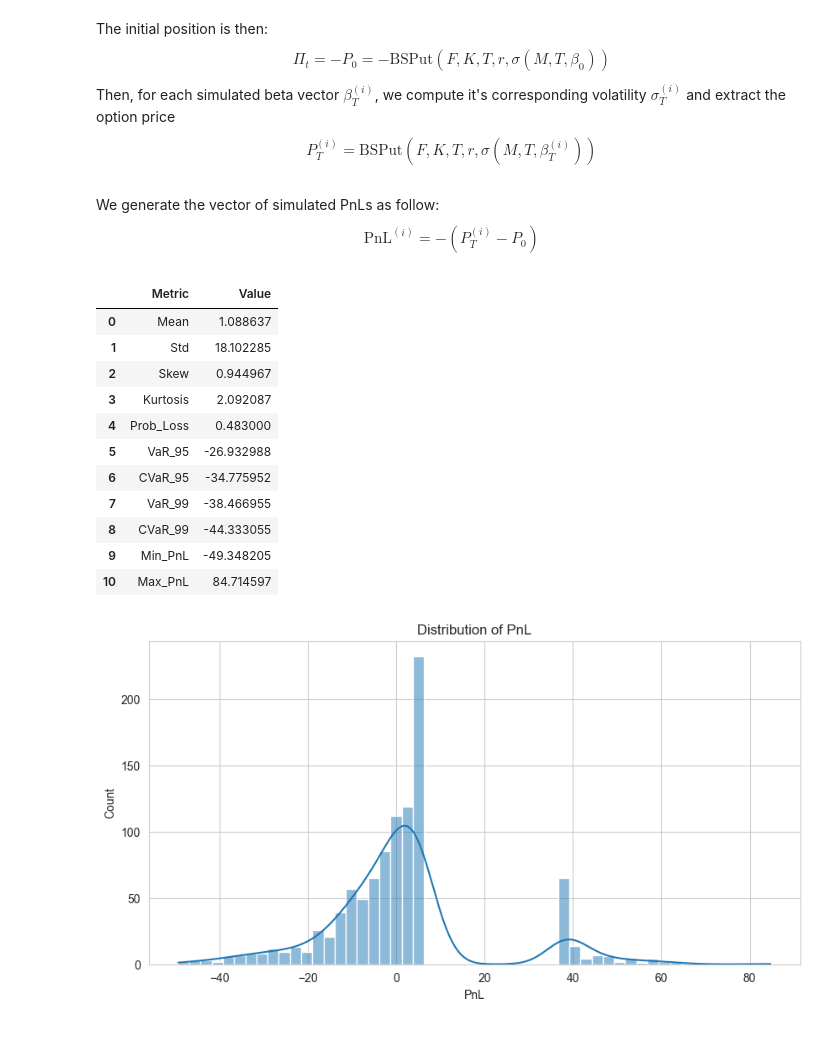
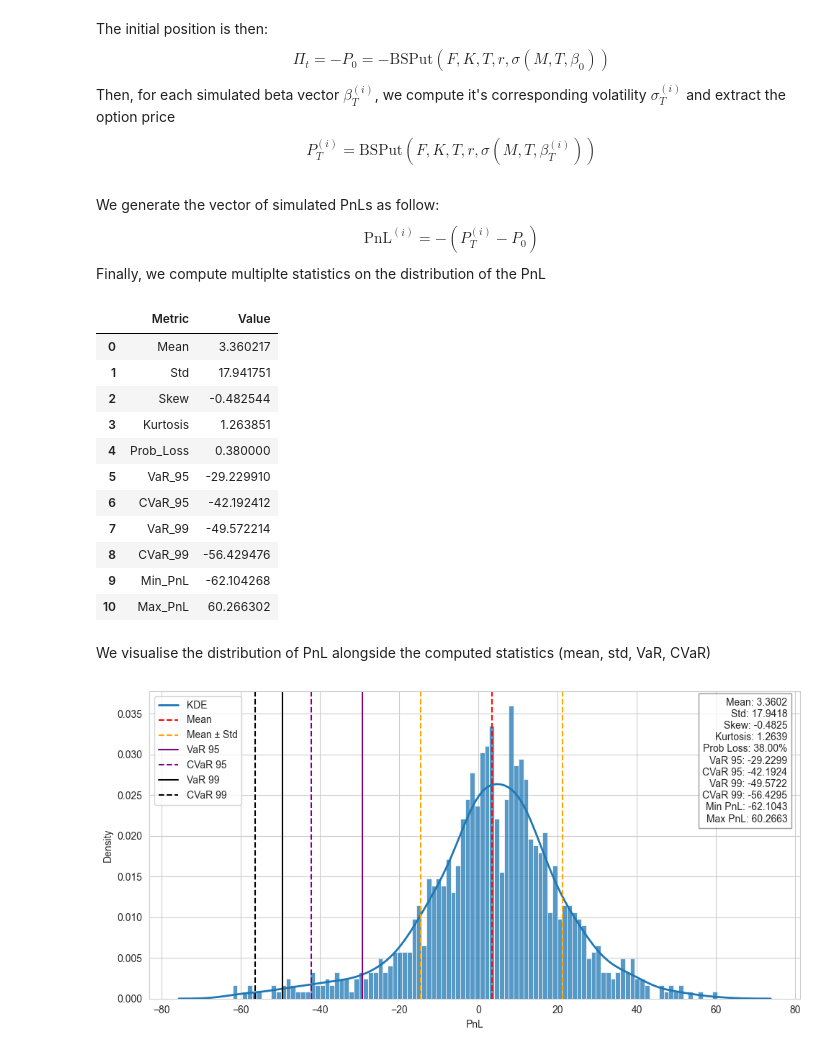
Before and after one commit to romainmrad/VolSurface_Simulation, a Jupyter notebook: notebooks/03_BetaSimulation.ipynb, the cells around one changed output. Saved outputs shown, nothing was run; the diff lists cells and outputs as text; code cells hidden in the pictures.

```diff
--- a/notebooks/03_BetaSimulation.ipynb
+++ b/notebooks/03_BetaSimulation.ipynb
@@ -213,12 +205,12 @@ We put ourselves in the shoes of a market-maker that is short one vanilla put on
 
 First, choose one of the available options from the last day in our dataset and we compute it's Black&Scholes price using volatility generated by our surface model $\sigma(M, T, \beta)$
 # %%
-option = df_day0.loc[df_day0["cp_flag"] == 'P'].iloc[0]
+option = df_day0.loc[df_day0["cp_flag"] == 'P'].loc[df_day0["YTM"] > N_STEPS / 365].loc[df_day0["YTM"] < 0.5].iloc[-1]
 F0 = option["F"]
 T0 = option["YTM"]
 K0 = option["strike_price"]
 M0 = option["M"]
-r0 = option["rf_decimal"]
+r0 = option["rf_decimal"] * 365
 sigma0 = sigma_model(M0, T0, beta0)
 P0 = BS_PUT(F0, K0, T0, r0, sigma0)
 POSITION = -P0
@@ -236,15 +228,22 @@ $$
 P_T^{(i)}=\text{BSPut}\left(F, K, T, r, \sigma\left(M, T, \beta_T^{(i)}\right)\right)
 $$
 # %%
-simulated_option_prices = np.zeros(N_PATHS)
+simulated_option_prices = []
+simulated_vols = []
 for i in range(N_PATHS):
     beta_T = sim[i][-1]
-    simulated_option_prices[i] = BS_PUT(F0, K0, T0, r0, sigma_model(M0, T0, beta_T))
+    vol = sigma_model(M0, T0 - N_STEPS / 365, beta_T)
+    if vol <= 0:
+        continue
+    simulated_vols.append(vol)
+    price = BS_PUT(F0, K0, T0 - N_STEPS / 365, r0, vol)
+    simulated_option_prices.append(price)
 # %% [markdown]
 We generate the vector of simulated PnLs as follow:
 $$
 \text{PnL}^{(i)}=-\left(P_T^{(i)}-P_0\right)
 $$
+Finally, we compute multiplte statistics on the distribution of the PnL
 # %%
 PnL = - (simulated_option_prices - P0)
 # Basic distribution stats
@@ -283,23 +282,56 @@ stats = pd.DataFrame({
 stats
 # %% [output]
 |  | Metric | Value |
-| 0 | Mean | 1.088637 |
-| 1 | Std | 18.102285 |
-| 2 | Skew | 0.944967 |
-| 3 | Kurtosis | 2.092087 |
-| 4 | Prob_Loss | 0.483000 |
-| 5 | VaR_95 | -26.932988 |
-| 6 | CVaR_95 | -34.775952 |
-| 7 | VaR_99 | -38.466955 |
-| 8 | CVaR_99 | -44.333055 |
-| 9 | Min_PnL | -49.348205 |
-| 10 | Max_PnL | 84.714597 |
+| 0 | Mean | 3.360217 |
+| 1 | Std | 17.941751 |
+| 2 | Skew | -0.482544 |
+| 3 | Kurtosis | 1.263851 |
+| 4 | Prob_Loss | 0.380000 |
+| 5 | VaR_95 | -29.229910 |
+| 6 | CVaR_95 | -42.192412 |
+| 7 | VaR_99 | -49.572214 |
+| 8 | CVaR_99 | -56.429476 |
+| 9 | Min_PnL | -62.104268 |
+| 10 | Max_PnL | 60.266302 |
+# %% [markdown]
+We visualise the distribution of PnL alongside the computed statistics (mean, std, VaR, CVaR)
 # %%
 sns.set_style("whitegrid")
 plt.figure(figsize=(10, 5))
-sns.histplot(PnL, kde=True)
-plt.title("Distribution of PnL")
+sns.histplot(PnL, edgecolor="white", bins=100, stat="density")
+sns.kdeplot(PnL, linewidth=2, label="KDE")
+plt.axvline(mean_pnl, color="red", linestyle="dashed", label="Mean")
+plt.axvline(mean_pnl + std_pnl, color="orange", linestyle="dashed", label="Mean ± Std")
+plt.axvline(mean_pnl - std_pnl, color="orange", linestyle="dashed")
+plt.axvline(var_95, color="purple", linestyle="solid", label="VaR 95")
+plt.axvline(cvar_95, color="purple", linestyle="dashed", label="CVaR 95")
+plt.axvline(var_99, color="black", linestyle="solid", label="VaR 99")
+plt.axvline(cvar_99, color="black", linestyle="dashed", label="CVaR 99")
 plt.xlabel("PnL")
+textstr = (
+    f"Mean: {mean_pnl:.4f}\n"
+    f"Std: {std_pnl:.4f}\n"
+    f"Skew: {skew_pnl:.4f}\n"
+    f"Kurtosis: {kurt_pnl:.4f}\n"
+    f"Prob Loss: {prob_loss:.2%}\n"
+    f"VaR 95: {var_95:.4f}\n"
+    f"CVaR 95: {cvar_95:.4f}\n"
+    f"VaR 99: {var_99:.4f}\n"
+    f"CVaR 99: {cvar_99:.4f}\n"
+    f"Min PnL: {min_pnl:.4f}\n"
+    f"Max PnL: {max_pnl:.4f}"
+)
+plt.text(
+    0.98, 0.98, textstr,
+    transform=plt.gca().transAxes,
+    fontsize=10,
+    verticalalignment="top",
+    horizontalalignment="right",
+    bbox=dict(facecolor="white", alpha=0.8, edgecolor="gray")
+)
+plt.legend()
+plt.tight_layout()
+plt.savefig("pnl_dist.pdf")
 plt.show()
 # %% [output]
-[figure, old version]
+[figure, new version]
```
Also changed, not shown: parts of 8 cells of this notebook, 4 other files.
